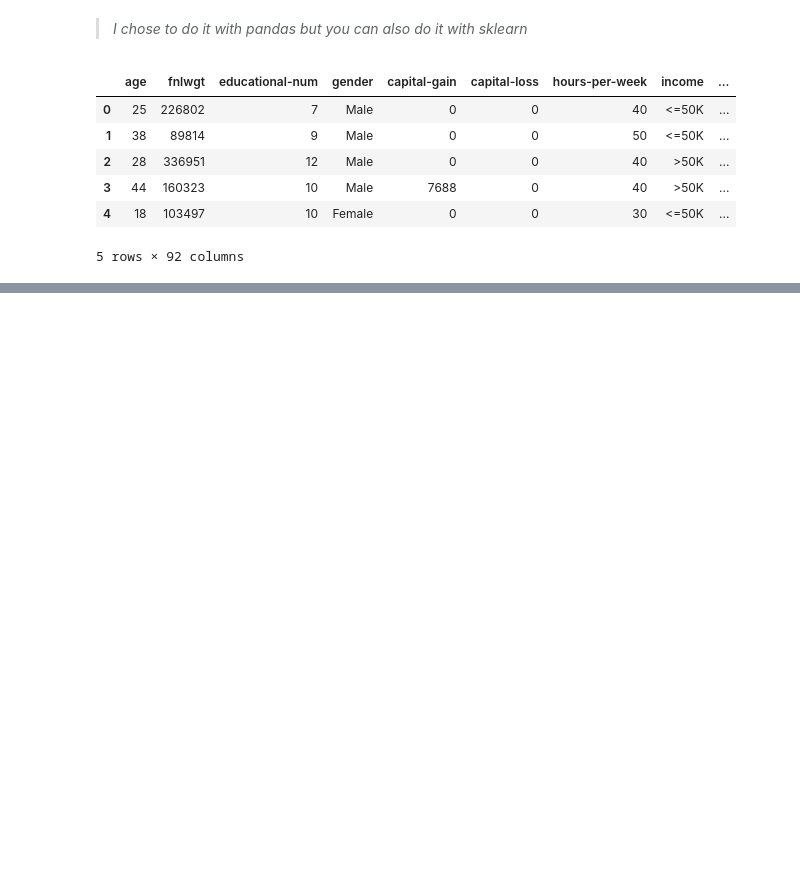
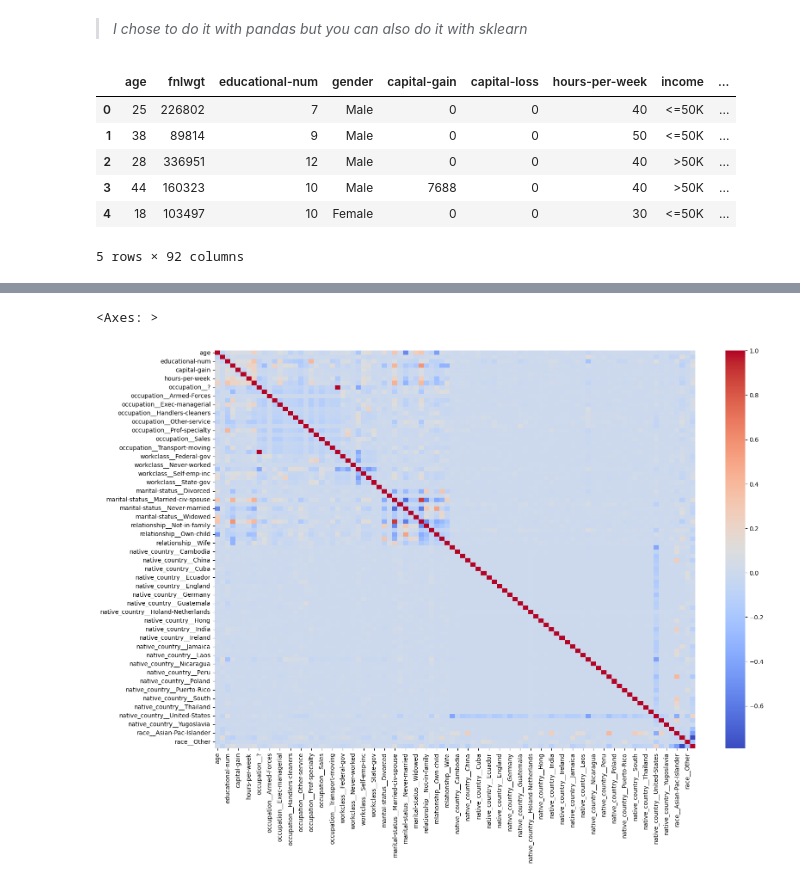
Before and after one commit to nassimlamnini/IncomePrediction, a Jupyter notebook: Income.ipynb, the cells around one changed output, grey strips where cells are left out. Saved outputs shown, nothing was run; the diff lists cells and outputs as text; code cells hidden in the pictures; blank space fills up the shorter version.

```diff
--- a/Income.ipynb
+++ b/Income.ipynb
@@ -99,0 +102,4 @@ df.head()
+# %%
+df['gender'] = df['gender'].apply(lambda x: 1 if x == 'Male' else 0)
+# %%
+df['income'] = df['income'].apply(lambda x: 1 if x == '>50K' else 0)
@@ -99,0 +126,9 @@ df.head()
+# %%
+import seaborn as sns
+import matplotlib.pyplot as plt
+
+plt.figure(figsize=(18,12))
+sns.heatmap(df.corr(), annot=False, cmap='coolwarm')
+# %% [output]
+<Axes: >
+[figure, added]
```
Also changed, not shown: parts of 2 cells of this notebook.
